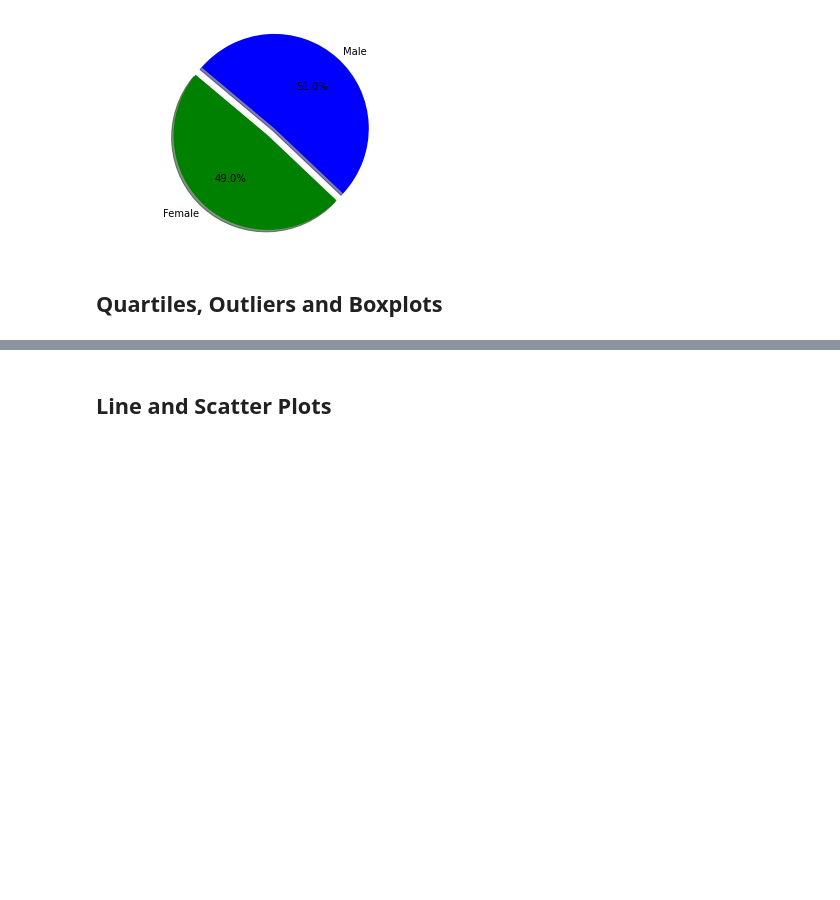
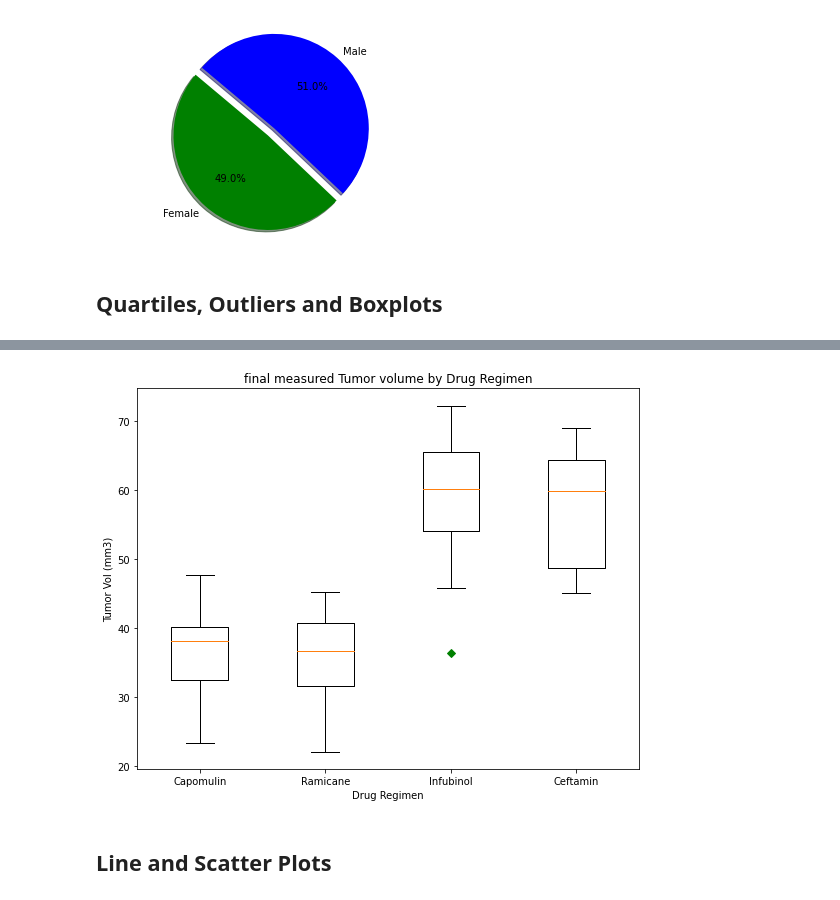
Before and after one commit to nhaile96/matplotlib_HW, a Jupyter notebook: Pymaceuticals/pymaceuticals_starter.ipynb, the cells around one changed output, grey strips where cells are left out. Drawn from its saved outputs; the diff is of its cells as text; code cells hidden in the pictures; blank space fills up the shorter version.

```diff
--- a/Pymaceuticals/pymaceuticals_starter.ipynb
+++ b/Pymaceuticals/pymaceuticals_starter.ipynb
@@ -210,6 +211,8 @@ plt.axis("equal")
 # Capomulin, Ramicane, Infubinol, and Ceftamin
 
 # Start by getting the last (greatest) timepoint for each mouse
-
-
+best_results=cleaned_df.groupby('Mouse ID').max()['Timepoint']
+best_results_df=pd.DataFrame(best_results)
 # Merge this group df with the original dataframe to get the tumor volume at the last timepoint
+best_merged_df=pd.merge(best_results_df,cleaned_df,on=('Mouse ID','Timepoint'))
+best_merged_df
@@ -235,3 +332,21 @@ plt.axis("equal")
+# %%
+# Generate a box plot of the final tumor volume of each mouse across four regimens of interest
+box_list=[final_df[treatments[0]],
+          final_df[treatments[1]],
+          final_df[treatments[2]],
+          final_df[treatments[3]]
+         ]
+
+fig1, ax = plt.subplots(figsize=(9,7))
+ax.set_title('final measured Tumor volume by Drug Regimen')
+ax.set_xlabel('Drug Regimen')
+ax.set_ylabel('Tumor Vol (mm3)')
+
+ax.boxplot(box_list,0,'gD')
+plt.xticks([1,2,3,4],treatments)
+plt.show()
+# %% [output]
+[figure, added]
 # %% [markdown]
 ## Line and Scatter Plots
 # %%
```
Also changed, not shown: parts of 9 cells of this notebook.
